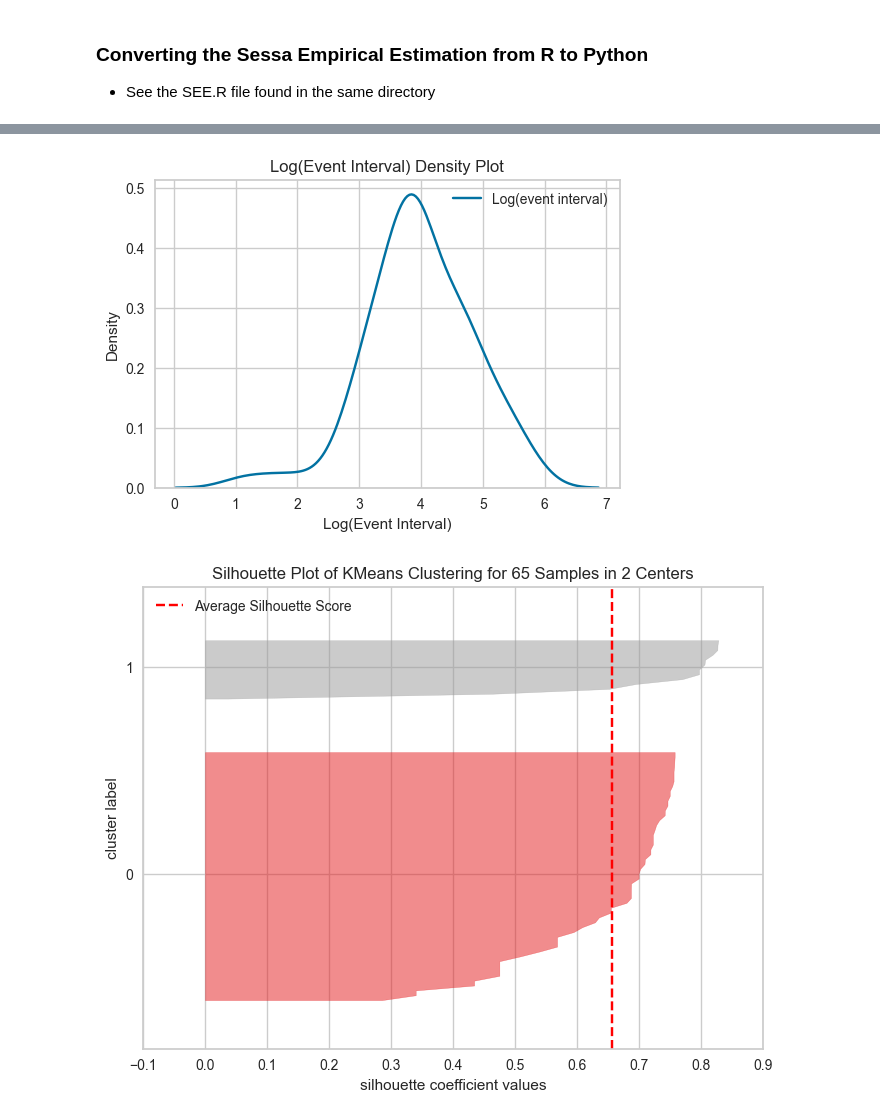
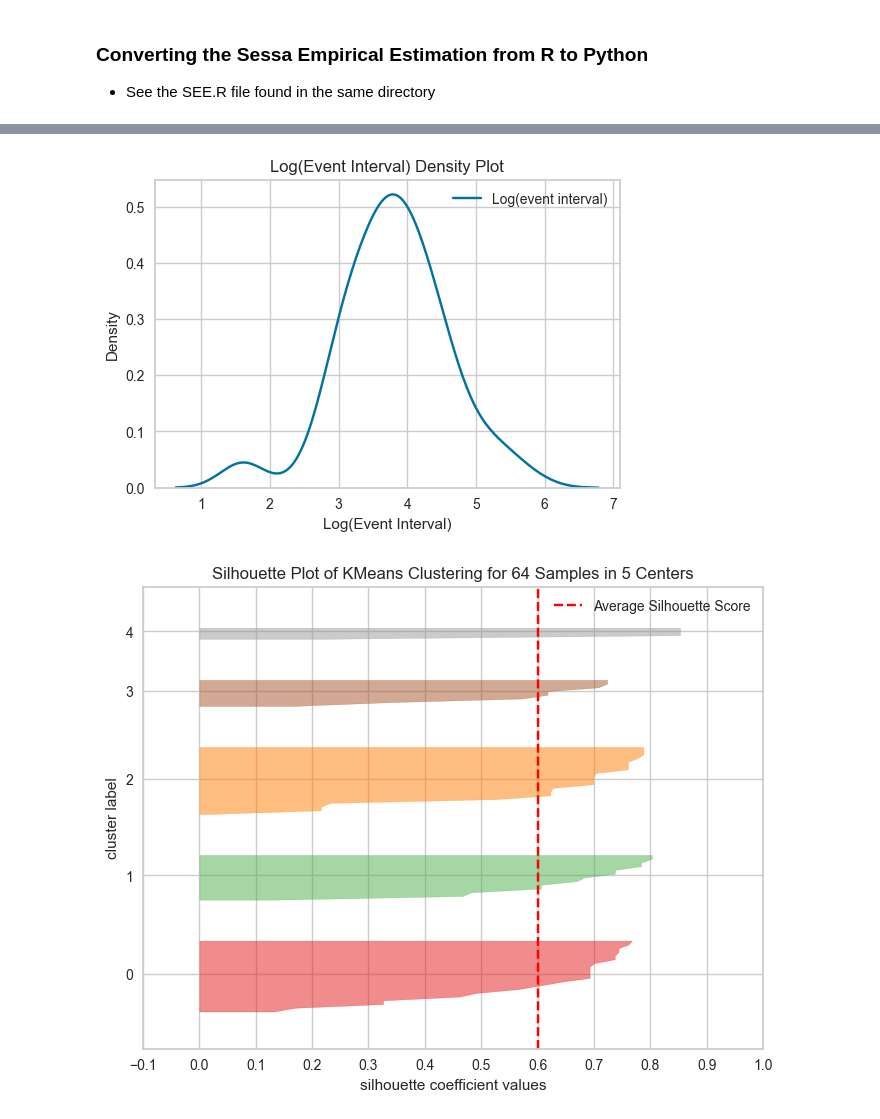
Before and after one commit to CedRaf/SEE_PY, a Jupyter notebook: Sessa_PY.ipynb, the cells around one changed output, grey strips where cells are left out. Cells and saved outputs as stored; diff of their text form; code cells hidden in the pictures.

```diff
--- a/Sessa_PY.ipynb
+++ b/Sessa_PY.ipynb
@@ -234,7 +234,7 @@ def load_and_preprocess_data(filepath, med_type):
 
     df_see_p1["EVENT_INTERVAL"] = (df_see_p1["DATE"] - df_see_p1["PREV_DATE"]).dt.days
 
-    df_see_p1 = (df_see_p1.groupby("PATIENT_ID", group_keys=False).apply(lambda x: x.sample(1, random_state= 42)).reset_index(drop=True))
+    df_see_p1 = (df_see_p1.groupby("PATIENT_ID", group_keys=False).apply(lambda x: x.sample(1, random_state= 1234)).reset_index(drop=True))
 
     return df_see_p1, df_see_p0
 
@@ -381,4 +381,5 @@ def main():
 
 if __name__ == "__main__":
     final_df = main()
+    final_df.to_csv("kmeans.csv", index=False)
 # %% [output]
@@ -386,3 +387,3 @@ if __name__ == "__main__":
-[figure, old version]
+[figure, new version]
-[figure, old version]
+[figure, new version]
 [figure]
```
Also changed, not shown: parts of 4 cells of this notebook, 5 other files.
